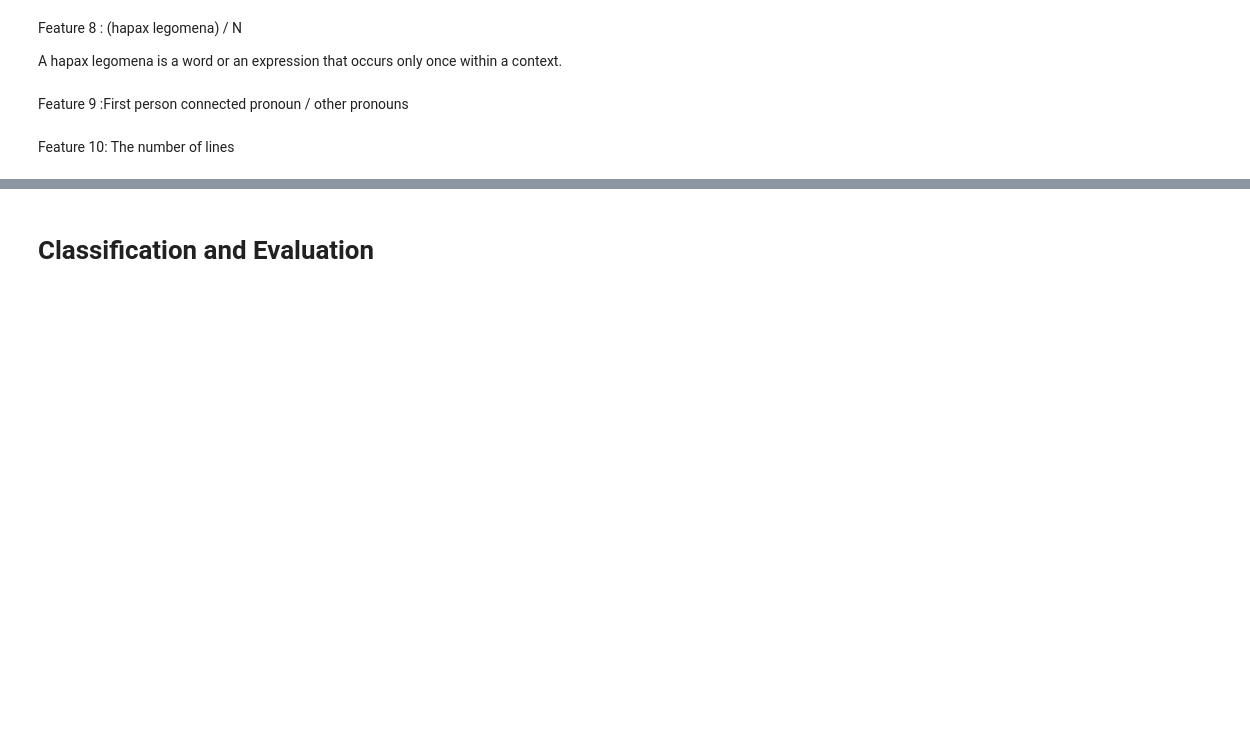
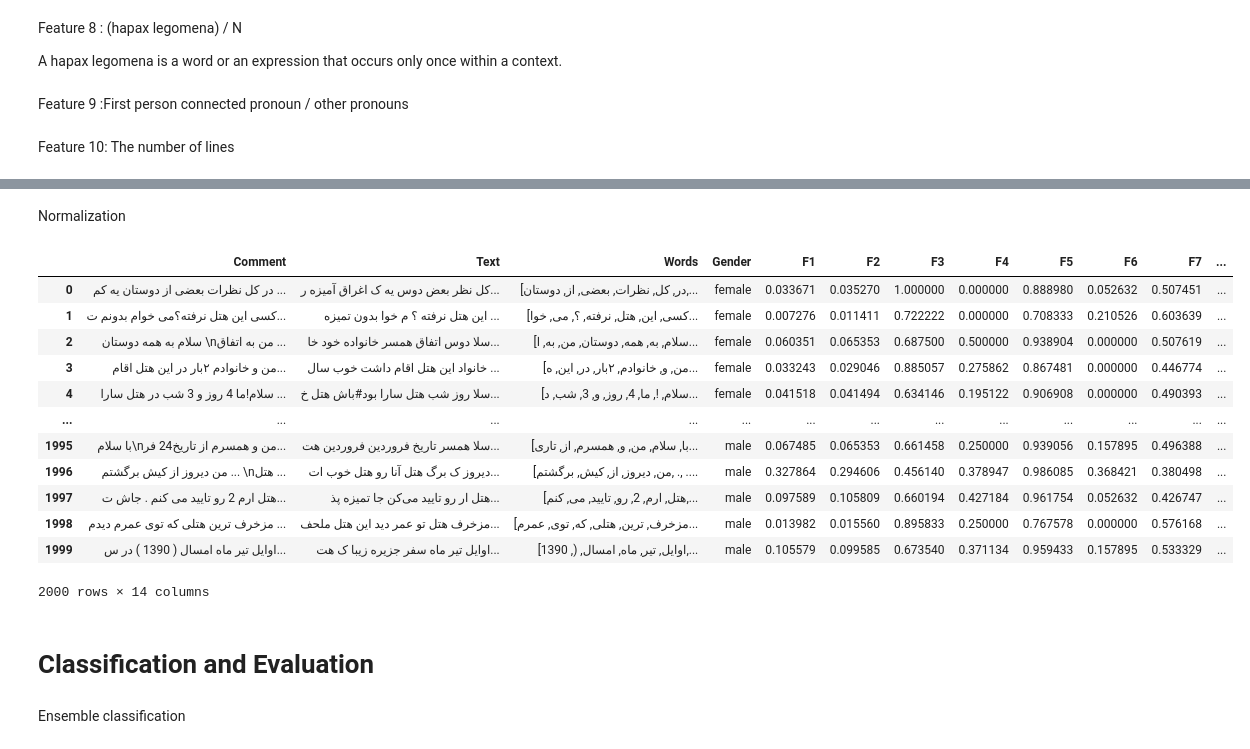
Before and after one commit to HLTT14/NLP-Assignments, a Jupyter notebook: NLP_Assignment1.ipynb, the cells around one changed output, grey strips where cells are left out. Cells and saved outputs as stored; diff of their text form; code cells hidden in the pictures; blank space fills up the shorter version.

```diff
--- a/NLP_Assignment1.ipynb
+++ b/NLP_Assignment1.ipynb
@@ -298,3 +337,22 @@ df
+# %% [markdown]
+Normalization
+# %%
+normalized_df = pd.concat([df.iloc[:,:4], (df.iloc[:,4:] - df.iloc[:,4:].min()) / (df.iloc[:,4:].max() - df.iloc[:,4:].min())], axis=1)
+normalized_df
+# %% [output]
+|  | Comment | Text | Words | Gender | F1 | F2 | F3 | F4 | F5 | F6 | F7 | ... |
+| 0 | در کل نظرات بعضی از دوستان یه کم ... | کل نظر بعض دوس یه ک اغراق آمیزه ر... | [در, کل, نظرات, بعضی, از, دوستان,... | female | 0.033671 | 0.035270 | 1.000000 | 0.000000 | 0.888980 | 0.052632 | 0.507451 | ... |
+| 1 | کسی این هتل نرفته؟می خوام بدونم ت... | این هتل نرفته ؟ م خوا بدون تمیزه ... | [کسی, این, هتل, نرفته, ؟, می, خوا... | female | 0.007276 | 0.011411 | 0.722222 | 0.000000 | 0.708333 | 0.210526 | 0.603639 | ... |
+| 2 | سلام به همه دوستان \nمن به اتفاق ... | سلا دوس اتفاق همسر خانواده خود خا... | [سلام, به, همه, دوستان, من, به, ا... | female | 0.060351 | 0.065353 | 0.687500 | 0.500000 | 0.938904 | 0.000000 | 0.507619 | ... |
+| 3 | من و خانوادم ۲بار در این هتل اقام... | خانواد این هتل اقام داشت خوب سال ... | [من, و, خانوادم, ۲بار, در, این, ه... | female | 0.033243 | 0.029046 | 0.885057 | 0.275862 | 0.867481 | 0.000000 | 0.446774 | ... |
+| 4 | سلام!ما 4 روز و 3 شب در هتل سارا ... | سلا روز شب هتل سارا بود#باش هتل خ... | [سلام, !, ما, 4, روز, و, 3, شب, د... | female | 0.041518 | 0.041494 | 0.634146 | 0.195122 | 0.906908 | 0.000000 | 0.490393 | ... |
+| ... | ... | ... | ... | ... | ... | ... | ... | ... | ... | ... | ... | ... |
+| 1995 | با سلام\nمن و همسرم از تاریخ24 فر... | سلا همسر تاریخ فروردین فروردین هت... | [با, سلام, من, و, همسرم, از, تاری... | male | 0.067485 | 0.065353 | 0.661458 | 0.250000 | 0.939056 | 0.157895 | 0.496388 | ... |
+| 1996 | من دیروز از کیش برگشتم ... \nهتل ... | دیروز ک برگ هتل آنا رو هتل خوب ات... | [من, دیروز, از, کیش, برگشتم, ., .... | male | 0.327864 | 0.294606 | 0.456140 | 0.378947 | 0.986085 | 0.368421 | 0.380498 | ... |
+| 1997 | هتل ارم 2 رو تایید می کنم . جاش ت... | هتل ار رو تایید می‌کن جا تمیزه پذ... | [هتل, ارم, 2, رو, تایید, می, کنم,... | male | 0.097589 | 0.105809 | 0.660194 | 0.427184 | 0.961754 | 0.052632 | 0.426747 | ... |
+| 1998 | مزخرف ترین هتلی که توی عمرم دیدم ... | مزخرف هتل تو عمر دید این هتل ملحف... | [مزخرف, ترین, هتلی, که, توی, عمرم... | male | 0.013982 | 0.015560 | 0.895833 | 0.250000 | 0.767578 | 0.000000 | 0.576168 | ... |
+| 1999 | اوایل تیر ماه امسال ( 1390 ) در س... | اوایل تیر ماه سفر جزیره زیبا ک هت... | [اوایل, تیر, ماه, امسال, (, 1390,... | male | 0.105579 | 0.099585 | 0.673540 | 0.371134 | 0.959433 | 0.157895 | 0.533329 | ... |
+2000 rows × 14 columns
 # %%
 df.to_csv (r'/content/dataframe.csv', index = False, header=True, encoding='utf-8')
 # %% [markdown]
@@ -301,0 +368,2 @@ df.to_csv (r'/content/dataframe.csv', index = False, header=True, encoding='utf-
+# %% [markdown]
+Ensemble classification
```
Also changed, not shown: parts of 21 cells of this notebook.
